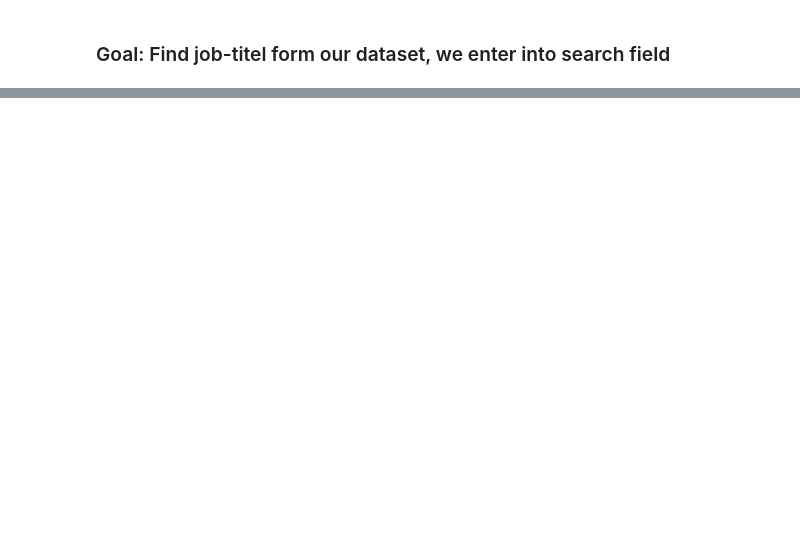
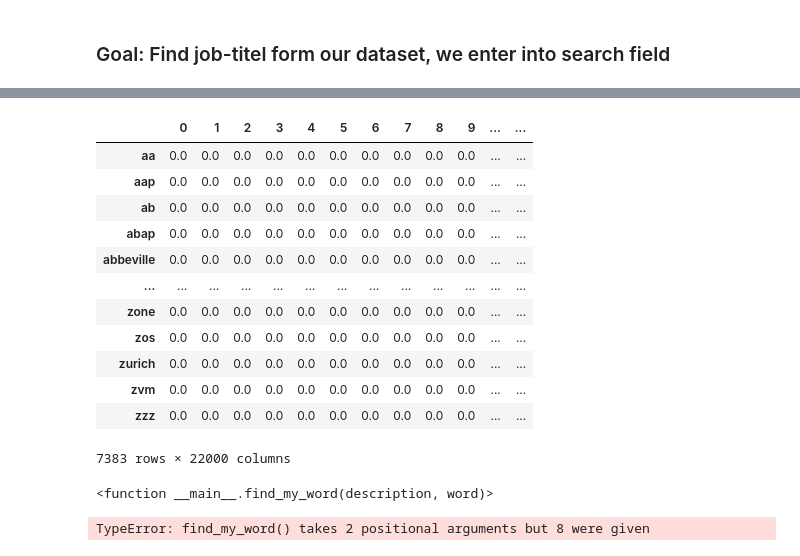
Before and after one commit to reneSalmon/fairjobs, a Jupyter notebook: Job Search Engine.ipynb, the cells around one changed output, grey strips where cells are left out. Drawn from its saved outputs; the diff is of its cells as text; code cells hidden in the pictures; blank space fills up the shorter version.

```diff
--- a/Job Search Engine.ipynb
+++ b/Job Search Engine.ipynb
@@ -6,4 +9,3 @@ import numpy as np
 # %%
 #Import monster job_database to access job_offers
-job_database = pd.read_cv('../raw_data/monster_com-job_sample_3.csv')
-print(job_database)
+job_database = pd.read_csv('raw_data/monster_com-job_sample_3.csv')
@@ -11,0 +21,3 @@ AttributeError: module 'pandas' has no attribute 'read_cv'
+# %%
+job_title = job_database['job_title']
+job_title
@@ -12,8 +37,8 @@ AttributeError: module 'pandas' has no attribute 'read_cv'
 # %%
-#Clean data
+#Clean job_title
 
-documents_clean = []
-for d in documents:
+job_title_clean = []
+for d in job_title:
     # Remove Unicode
     document_test = re.sub(r'[^\x00-\x7F]+', ' ', d)
     # Remove Mentions
@@ -26,4 +51,4 @@ for d in documents:
     document_test = re.sub(r'[0-9]', '', document_test)
     # Remove the doubled space
     document_test = re.sub(r'\s{2,}', ' ', document_test)
-    documents_clean.append(document_test)
+    job_title_clean.append(document_test)
@@ -32,6 +129,27 @@ NameError: name 'documents' is not defined
+# %%
+#Create Term-Document Matrix with TF-IDF weighting
+
+# It fits the data and transform it as a vector
+vectorizer = TfidfVectorizer()
+X = vectorizer.fit_transform(job_title_clean)# Convert the X as transposed matrix
+X = X.T.toarray()# Create a DataFrame and set the vocabulary as the index
+df = pd.DataFrame(X, index=vectorizer.get_feature_names())
 # %%
-#Create indexing filter
-Key word: job title
+df
+# %% [output]
+|  | 0 | 1 | 2 | 3 | 4 | 5 | 6 | 7 | 8 | 9 | ... | ... |
+| aa | 0.0 | 0.0 | 0.0 | 0.0 | 0.0 | 0.0 | 0.0 | 0.0 | 0.0 | 0.0 | ... | ... |
+| aap | 0.0 | 0.0 | 0.0 | 0.0 | 0.0 | 0.0 | 0.0 | 0.0 | 0.0 | 0.0 | ... | ... |
+| ab | 0.0 | 0.0 | 0.0 | 0.0 | 0.0 | 0.0 | 0.0 | 0.0 | 0.0 | 0.0 | ... | ... |
+| abap | 0.0 | 0.0 | 0.0 | 0.0 | 0.0 | 0.0 | 0.0 | 0.0 | 0.0 | 0.0 | ... | ... |
+| abbeville | 0.0 | 0.0 | 0.0 | 0.0 | 0.0 | 0.0 | 0.0 | 0.0 | 0.0 | 0.0 | ... | ... |
+| ... | ... | ... | ... | ... | ... | ... | ... | ... | ... | ... | ... | ... |
+| zone | 0.0 | 0.0 | 0.0 | 0.0 | 0.0 | 0.0 | 0.0 | 0.0 | 0.0 | 0.0 | ... | ... |
+| zos | 0.0 | 0.0 | 0.0 | 0.0 | 0.0 | 0.0 | 0.0 | 0.0 | 0.0 | 0.0 | ... | ... |
+| zurich | 0.0 | 0.0 | 0.0 | 0.0 | 0.0 | 0.0 | 0.0 | 0.0 | 0.0 | 0.0 | ... | ... |
+| zvm | 0.0 | 0.0 | 0.0 | 0.0 | 0.0 | 0.0 | 0.0 | 0.0 | 0.0 | 0.0 | ... | ... |
+| zzz | 0.0 | 0.0 | 0.0 | 0.0 | 0.0 | 0.0 | 0.0 | 0.0 | 0.0 | 0.0 | ... | ... |
+7383 rows × 22000 columns
 # %%
 #Create search function that finds keyword of querry in job-titel
 
@@ -54,0 +180,4 @@ get_similar_articles(q1, df)
+# %%
+find_my_word
+# %% [output]
+<function __main__.find_my_word(description, word)>
@@ -54,0 +186,4 @@ get_similar_articles(q1, df)
+# %%
+job_database['job_title'].apply(find_my_word, args=word)
+# %% [output]
+TypeError: find_my_word() takes 2 positional arguments but 8 were given
```
Also changed, not shown: parts of 18 cells of this notebook, 1 other file.
